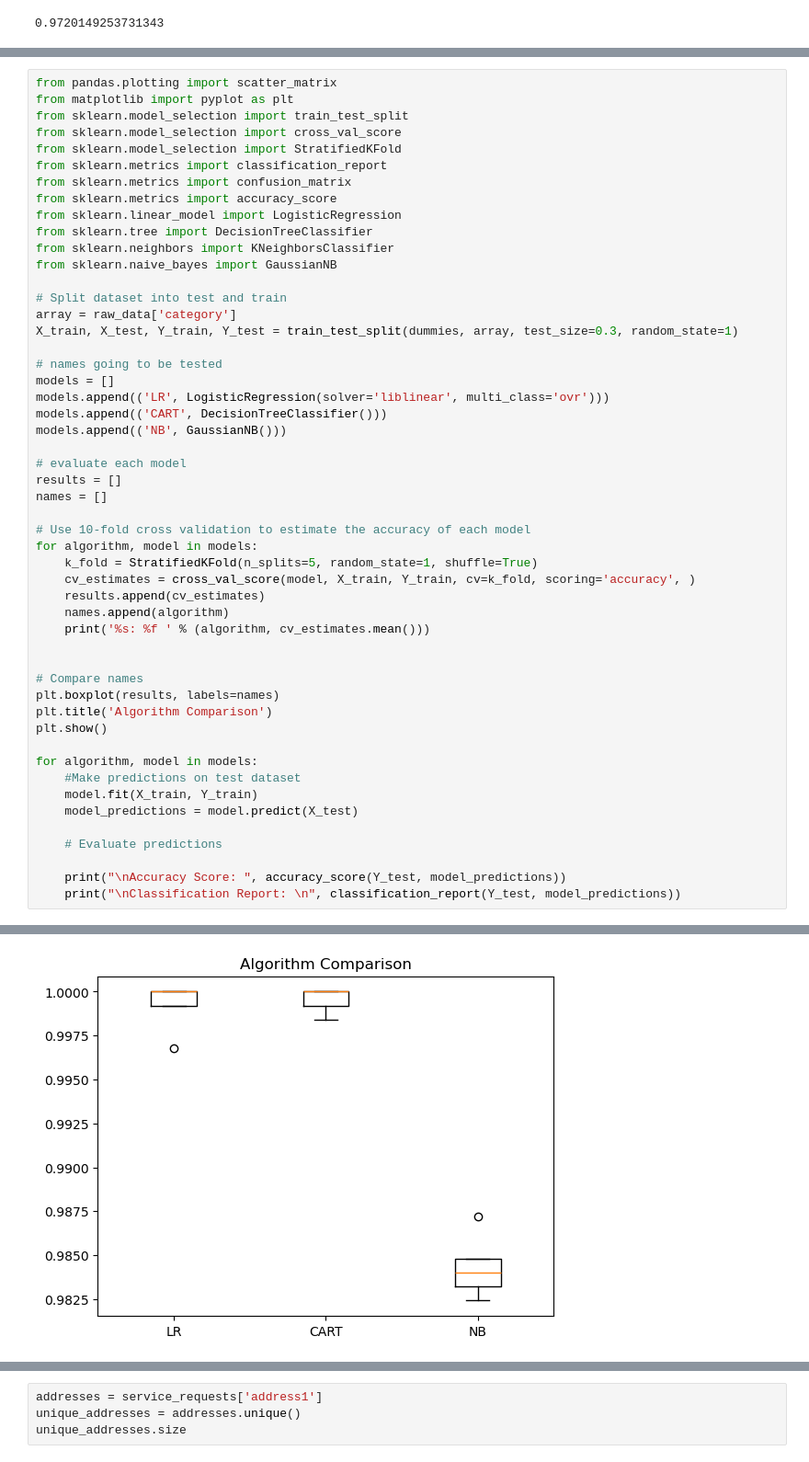
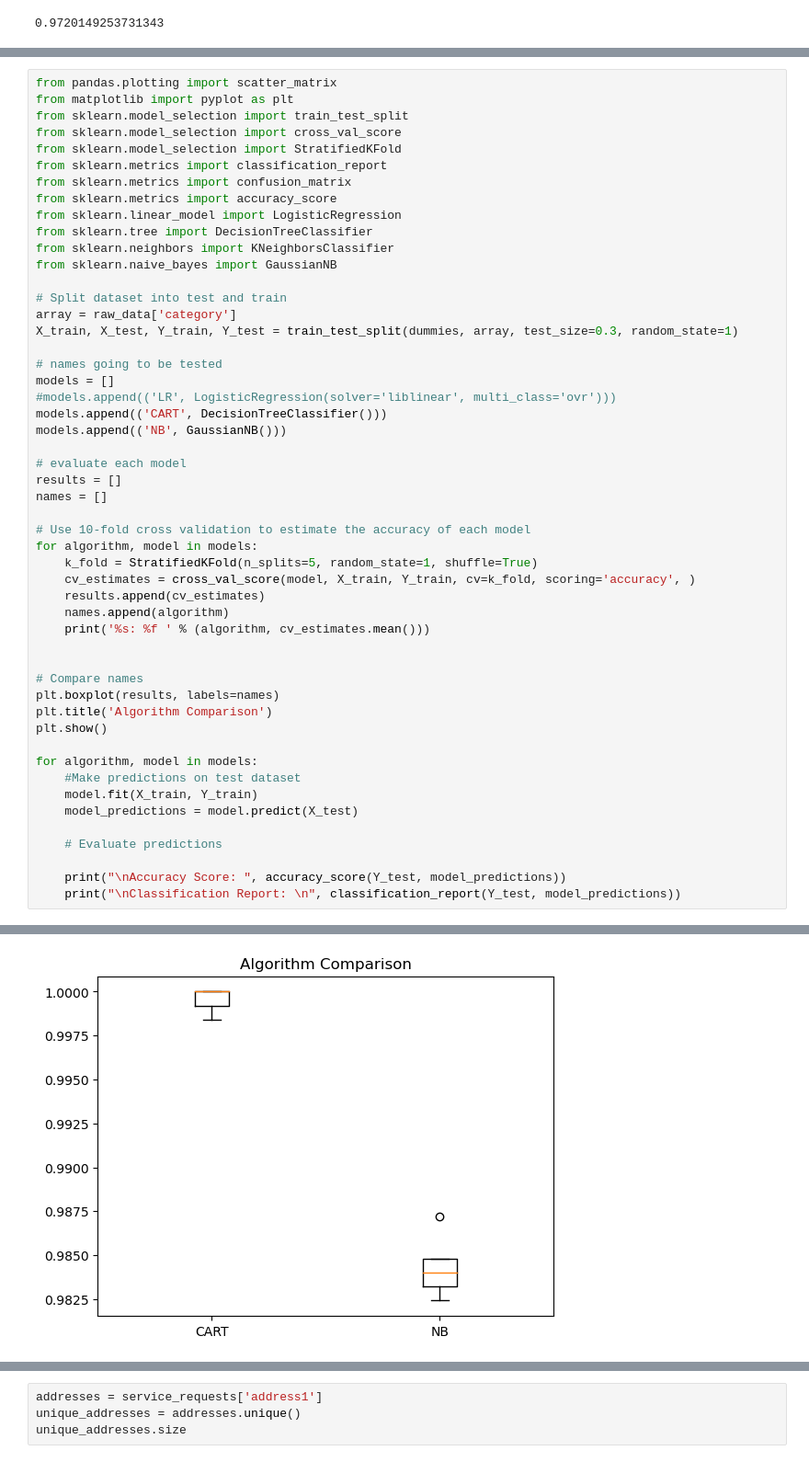
Before and after one commit to EddiePueb1/Open_311_Data_Analysis, a Jupyter notebook: data_analysis_311.ipynb, the cells around one changed output, grey strips where cells are left out. Shown at 92% size. Drawn from its saved outputs; the diff is of its cells as text.

```diff
--- a/data_analysis_311.ipynb
+++ b/data_analysis_311.ipynb
@@ -518,7 +516,7 @@ X_train, X_test, Y_train, Y_test = train_test_split(dummies, array, test_size=0.
 
 # names going to be tested
 models = []
-models.append(('LR', LogisticRegression(solver='liblinear', multi_class='ovr')))
+#models.append(('LR', LogisticRegression(solver='liblinear', multi_class='ovr')))
 models.append(('CART', DecisionTreeClassifier()))
 models.append(('NB', GaussianNB()))
 
@@ -554,3 +551,3 @@ LR: 0.999201
 CART: 0.999520
 NB: 0.984325
-[figure, old version]
+[figure, new version]
```
Also changed, not shown: parts of 28 cells of this notebook.
